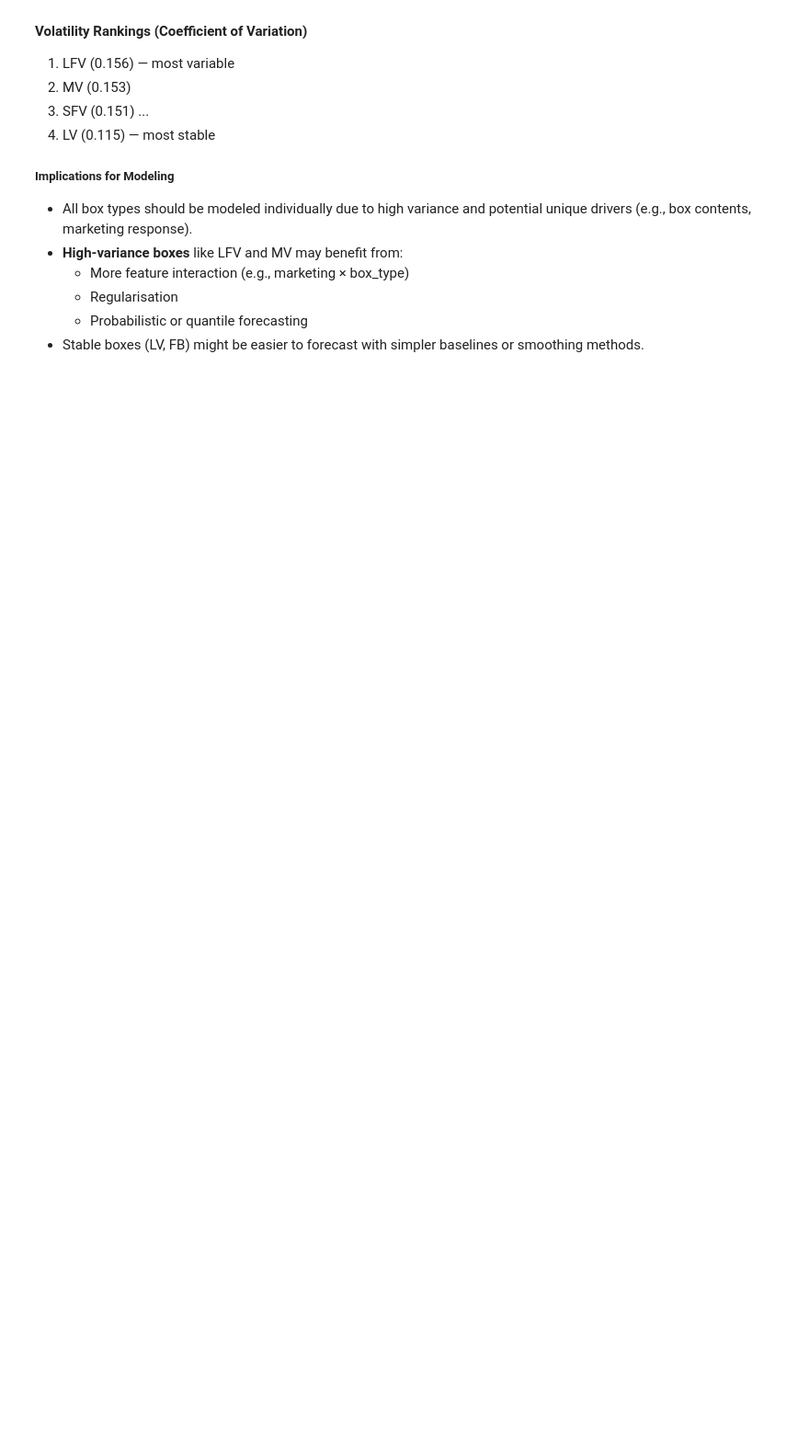
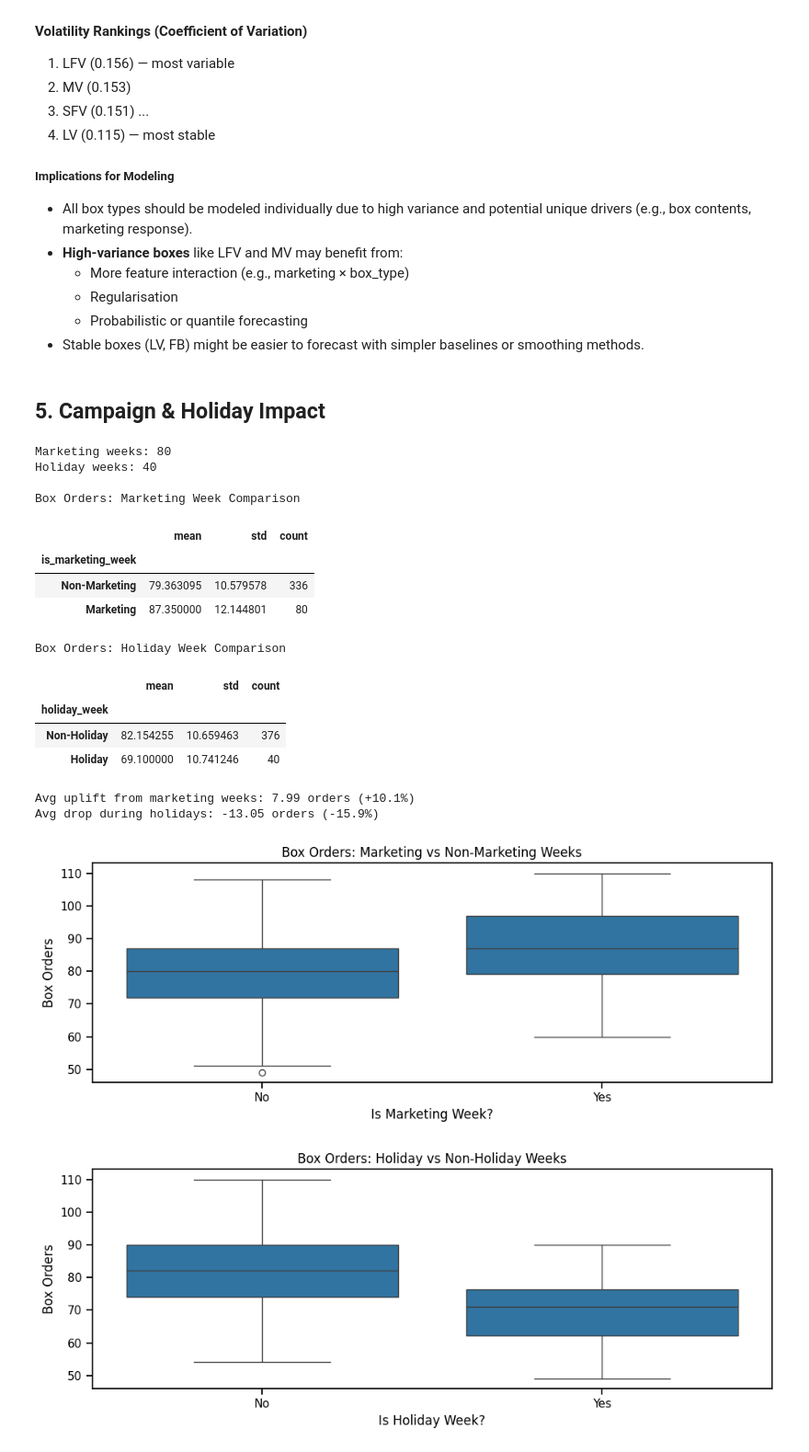
Before and after one commit to TheNerdyCat/ml-oddbox-forecasting, a Jupyter notebook: notebooks/01_eda.ipynb, the cells around one changed output. Shown at 92% size. Cells and saved outputs as stored; diff of their text form; code cells hidden in the pictures; blank space fills up the shorter version.

Commit message:
added to eda - campaign and holiday impact, additional features and tests added to pipeline

```diff
--- a/notebooks/01_eda.ipynb
+++ b/notebooks/01_eda.ipynb
@@ -451,3 +442,73 @@ plt.show()
   - Regularisation
   - Probabilistic or quantile forecasting
 - Stable boxes (LV, FB) might be easier to forecast with simpler baselines or smoothing methods.
+# %% [markdown]
+## 5. Campaign & Holiday Impact
+# %%
+# Count of marketing and holiday weeks
+num_marketing_weeks = df_clean["is_marketing_week"].sum()
+num_holiday_weeks = df_clean["holiday_week"].sum()
+
+print(f"Marketing weeks: {int(num_marketing_weeks)}")
+print(f"Holiday weeks: {int(num_holiday_weeks)}")
+
+# Average box orders in marketing vs non-marketing weeks
+marketing_stats = df_clean.groupby("is_marketing_week")["box_orders"].agg(["mean", "std", "count"])
+holiday_stats = df_clean.groupby("holiday_week")["box_orders"].agg(["mean", "std", "count"])
+
+print("\nBox Orders: Marketing Week Comparison")
+display(marketing_stats.rename(index={True: "Marketing", False: "Non-Marketing"}))
+
+print("\nBox Orders: Holiday Week Comparison")
+display(holiday_stats.rename(index={True: "Holiday", False: "Non-Holiday"}))
+
+# Effect Size Calculation
+marketing_effect = (
+    marketing_stats.loc[True, "mean"] - marketing_stats.loc[False, "mean"]
+)
+marketing_uplift_pct = marketing_effect / marketing_stats.loc[False, "mean"] * 100
+
+holiday_effect = (
+    holiday_stats.loc[True, "mean"] - holiday_stats.loc[False, "mean"]
+)
+holiday_drop_pct = holiday_effect / holiday_stats.loc[False, "mean"] * 100
+
+print(f"Avg uplift from marketing weeks: {marketing_effect:.2f} orders (+{marketing_uplift_pct:.1f}%)")
+print(f"Avg drop during holidays: {holiday_effect:.2f} orders ({holiday_drop_pct:.1f}%)")
+
+# Distribution comparison
+plt.figure(figsize=(10, 4))
+sns.boxplot(data=df_clean, x="is_marketing_week", y="box_orders")
+plt.title("Box Orders: Marketing vs Non-Marketing Weeks")
+plt.xlabel("Is Marketing Week?")
+plt.ylabel("Box Orders")
+plt.xticks([0, 1], ["No", "Yes"])
+plt.tight_layout()
+plt.show()
+
+plt.figure(figsize=(10, 4))
+sns.boxplot(data=df_clean, x="holiday_week", y="box_orders")
+plt.title("Box Orders: Holiday vs Non-Holiday Weeks")
+plt.xlabel("Is Holiday Week?")
+plt.ylabel("Box Orders")
+plt.xticks([0, 1], ["No", "Yes"])
+plt.tight_layout()
+plt.show()
+# %% [output]
+Marketing weeks: 80
+Holiday weeks: 40
+
+Box Orders: Marketing Week Comparison
+|  | mean | std | count |
+| is_marketing_week |  |  |  |
+| Non-Marketing | 79.363095 | 10.579578 | 336 |
+| Marketing | 87.350000 | 12.144801 | 80 |
+Box Orders: Holiday Week Comparison
+|  | mean | std | count |
+| holiday_week |  |  |  |
+| Non-Holiday | 82.154255 | 10.659463 | 376 |
+| Holiday | 69.100000 | 10.741246 | 40 |
+Avg uplift from marketing weeks: 7.99 orders (+10.1%)
+Avg drop during holidays: -13.05 orders (-15.9%)
+[figure, added]
+[figure, added]
```
Also changed, not shown: parts of 5 cells of this notebook, 3 other files.
